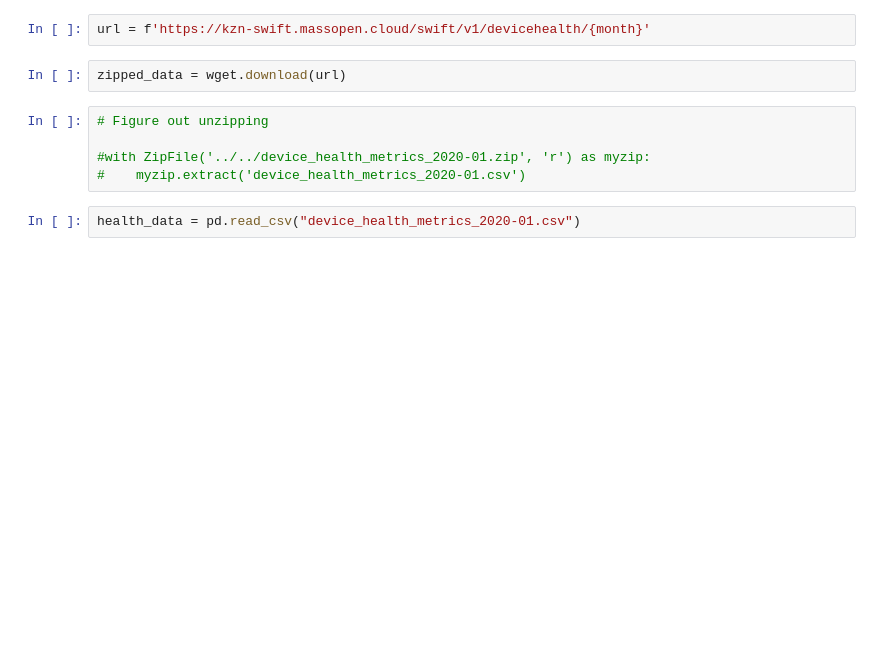
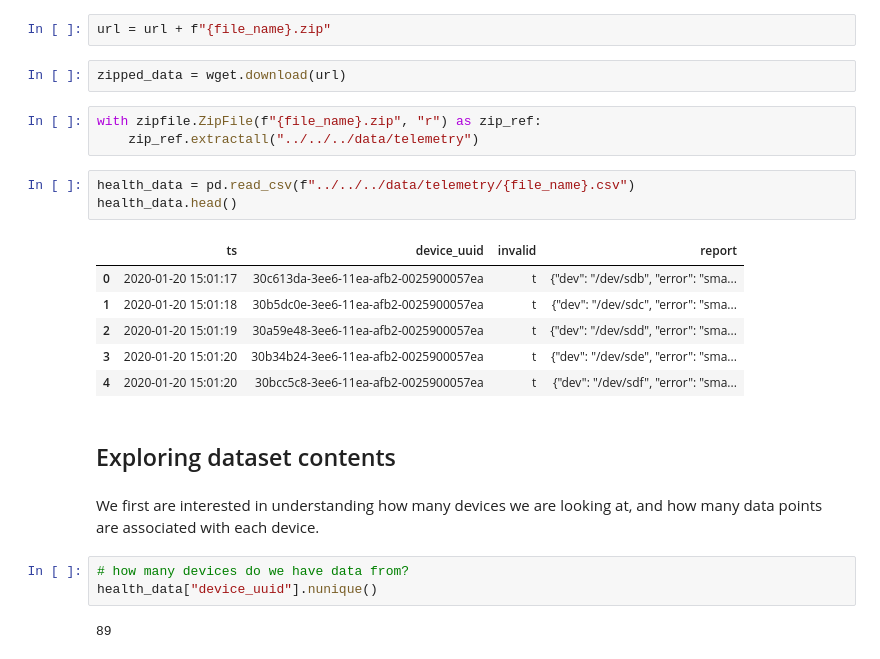
Before and after one commit to aicoe-aiops/ceph_drive_failure, a Jupyter notebook: notebooks/data_sources/telemetry/step0_EDA.ipynb, the cells around one changed output. Drawn from its saved outputs; the diff is of its cells as text; blank space fills up the shorter version.

```diff
--- a/notebooks/data_sources/telemetry/step0_EDA.ipynb
+++ b/notebooks/data_sources/telemetry/step0_EDA.ipynb
@@ -20,11 +47,26 @@ month = "device_health_metrics_2020-01.zip"
-# %%
-url = f'https://kzn-swift.massopen.cloud/swift/v1/devicehealth/{month}'
+# %%
+url = url + f"{file_name}.zip"
 # %%
 zipped_data = wget.download(url)
-# %%
-# Figure out unzipping
-
-#with ZipFile('../../device_health_metrics_2020-01.zip', 'r') as myzip:
-#    myzip.extract('device_health_metrics_2020-01.csv')
+# %%
+with zipfile.ZipFile(f"{file_name}.zip", "r") as zip_ref:
+    zip_ref.extractall("../../../data/telemetry")
 # %%
-health_data = pd.read_csv("device_health_metrics_2020-01.csv")
+health_data = pd.read_csv(f"../../../data/telemetry/{file_name}.csv")
+health_data.head()
+# %% [output]
+|  | ts | device_uuid | invalid | report |
+| 0 | 2020-01-20 15:01:17 | 30c613da-3ee6-11ea-afb2-0025900057ea | t | {"dev": "/dev/sdb", "error": "sma... |
+| 1 | 2020-01-20 15:01:18 | 30b5dc0e-3ee6-11ea-afb2-0025900057ea | t | {"dev": "/dev/sdc", "error": "sma... |
+| 2 | 2020-01-20 15:01:19 | 30a59e48-3ee6-11ea-afb2-0025900057ea | t | {"dev": "/dev/sdd", "error": "sma... |
+| 3 | 2020-01-20 15:01:20 | 30b34b24-3ee6-11ea-afb2-0025900057ea | t | {"dev": "/dev/sde", "error": "sma... |
+| 4 | 2020-01-20 15:01:20 | 30bcc5c8-3ee6-11ea-afb2-0025900057ea | t | {"dev": "/dev/sdf", "error": "sma... |
+# %% [markdown]
+## Exploring dataset contents
+# %% [markdown]
+We first are interested in understanding how many devices we are looking at, and how many data points are associated with each device.
+# %%
+# how many devices do we have data from?
+health_data["device_uuid"].nunique()
+# %% [output]
+89
```
Also changed, not shown: parts of 30 cells of this notebook, 1 other file.
